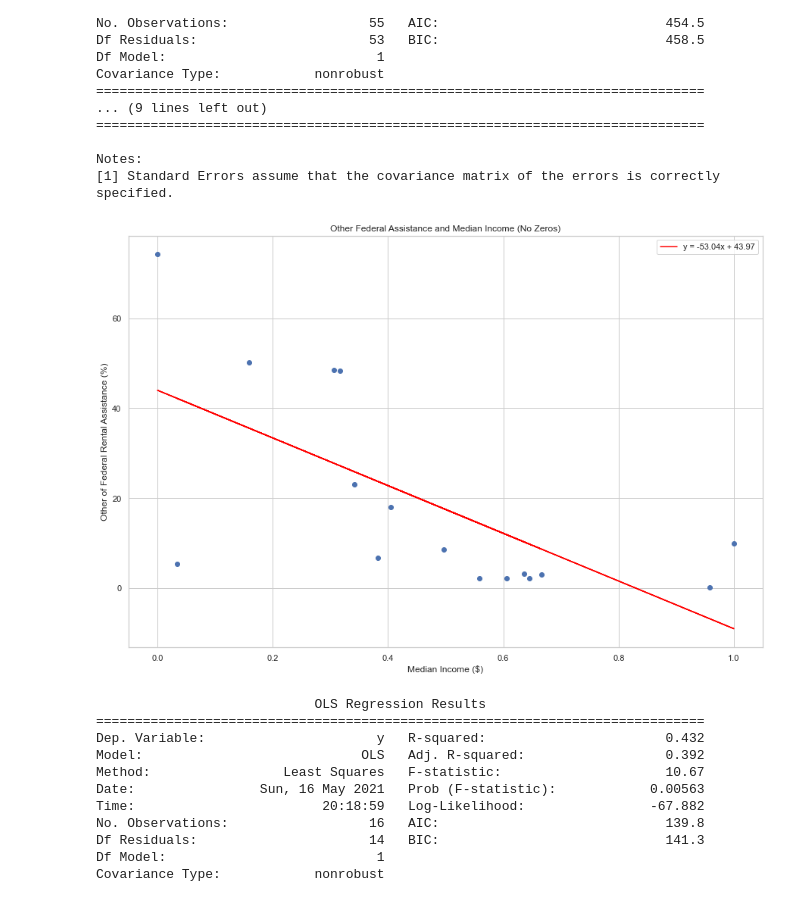
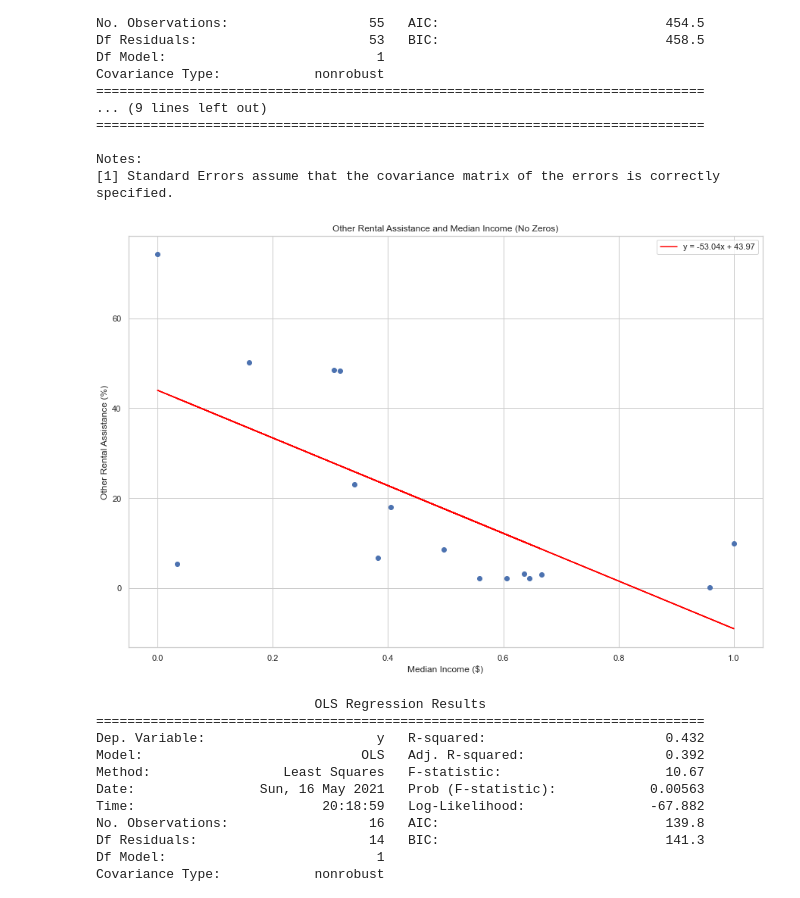
Before and after one commit to samuelscheffler/Housing-Data-Analysis, a Jupyter notebook: final-tutorial.ipynb, the cells around one changed output. Cells and saved outputs as stored; diff of their text form; code cells hidden in the pictures.

```diff
--- a/final-tutorial.ipynb
+++ b/final-tutorial.ipynb
@@ -774,36 +732,36 @@ Notes:
 federal_asst_df_nozero = federal_asst_df_mod.loc[federal_asst_df_mod["Other Federal Rental Assistance (%)"] != 0, :]
 household_income_df_nozero = household_income_df_mod.loc[federal_asst_df_nozero.index, :]
 
 df_median_income = household_income_df_nozero[["Median Income ($)"]]
 df_norm_inc_nozero = pd.DataFrame(scaler.fit_transform(df_median_income), columns=df_median_income.columns)
 
 X = df_norm_inc_nozero["Median Income ($)"].values.reshape(-1,1)
 Y = federal_asst_df_nozero["Other Federal Rental Assistance (%)"].values.reshape(-1,1)
 
 ##Creating linear regression
 lin_regr = LinearRegression()
 reg = lin_regr.fit(X, Y)
 
 ##Predictions
 Y_pred = lin_regr.predict(X)
 
 m = reg.coef_[0][0]
 b = reg.intercept_[0]
 
 line_label = "y = {:.2f}x + {:.2f}".format(m, b)
 
 ##Plotting
 plt.figure(figsize=(15,10))
 plt.scatter(X,Y)
 plt.plot(X,Y_pred, color='red', label=line_label)
 plt.xlabel("Median Income ($)")
-plt.ylabel("Other of Federal Rental Assistance (%)")
-plt.title("Other Federal Assistance and Median Income (No Zeros)")
+plt.ylabel("Other Rental Assistance (%)")
+plt.title("Other Rental Assistance and Median Income (No Zeros)")
 plt.legend(loc='upper right')
 
 plt.show()
 # %% [output]
-[figure, old version]
+[figure, new version]
 # %%
 X2 = sm.add_constant(X)
 model = sm.OLS(Y, X2)
```
Also changed, not shown: parts of 7 cells of this notebook.
